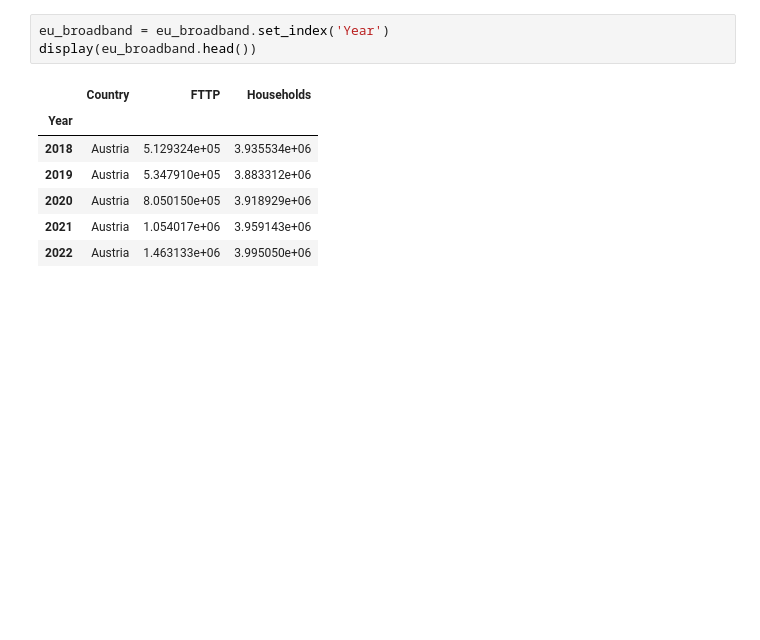
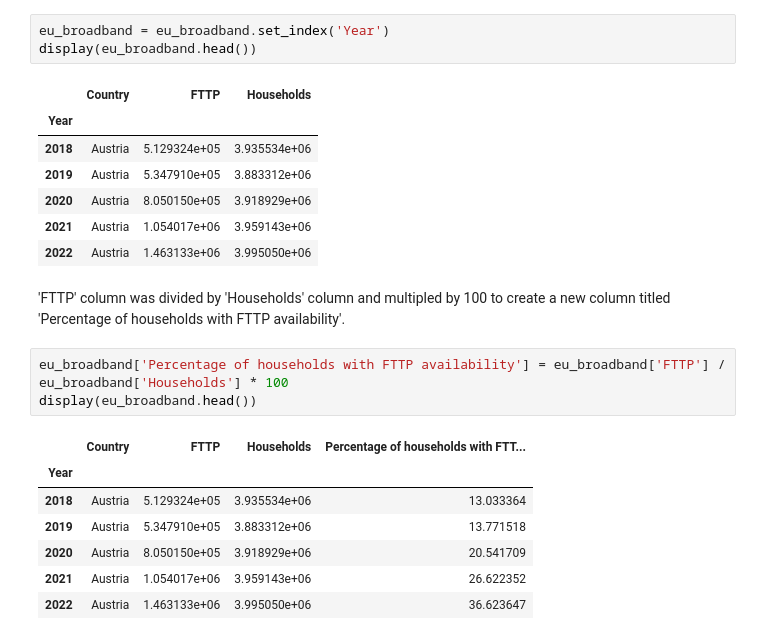
Before and after one commit to yuliiabosher/Fiber-optic-project, a Jupyter notebook: EU_historical_data.ipynb, the cells around one changed output. Saved outputs shown, nothing was run; the diff lists cells and outputs as text; blank space fills up the shorter version.

Commit message:
added  'Percentage of households with FTTP availability' column

```diff
--- a/EU_historical_data.ipynb
+++ b/EU_historical_data.ipynb
@@ -181,3 +181,16 @@ display(eu_broadband.head())
 | 2020 | Austria | 8.050150e+05 | 3.918929e+06 |
 | 2021 | Austria | 1.054017e+06 | 3.959143e+06 |
 | 2022 | Austria | 1.463133e+06 | 3.995050e+06 |
+# %% [markdown]
+'FTTP' column was divided by 'Households' column and multipled by 100 to create a new column titled 'Percentage of households with FTTP availability'.
+# %%
+eu_broadband['Percentage of households with FTTP availability'] = eu_broadband['FTTP'] / eu_broadband['Households'] * 100
+display(eu_broadband.head())
+# %% [output]
+|  | Country | FTTP | Households | Percentage of households with FTT... |
+| Year |  |  |  |  |
+| 2018 | Austria | 5.129324e+05 | 3.935534e+06 | 13.033364 |
+| 2019 | Austria | 5.347910e+05 | 3.883312e+06 | 13.771518 |
+| 2020 | Austria | 8.050150e+05 | 3.918929e+06 | 20.541709 |
+| 2021 | Austria | 1.054017e+06 | 3.959143e+06 | 26.622352 |
+| 2022 | Austria | 1.463133e+06 | 3.995050e+06 | 36.623647 |
```
